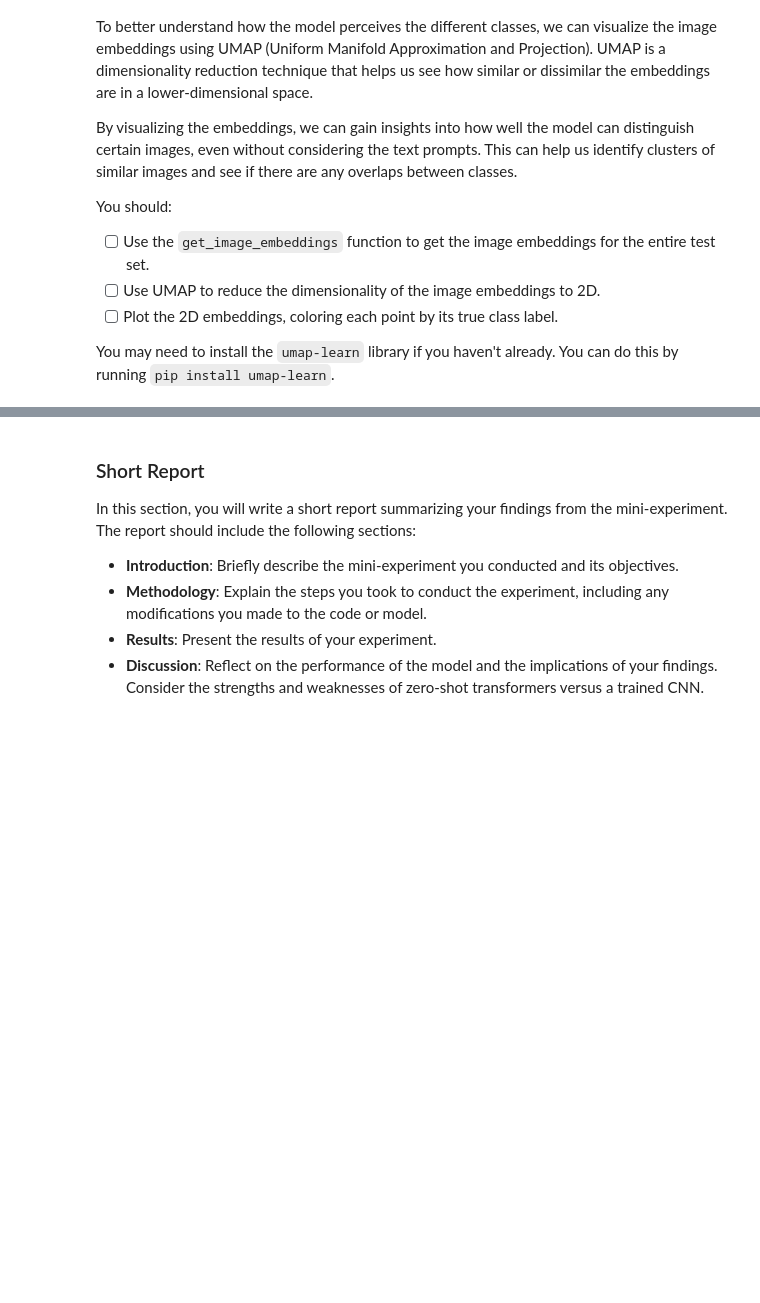
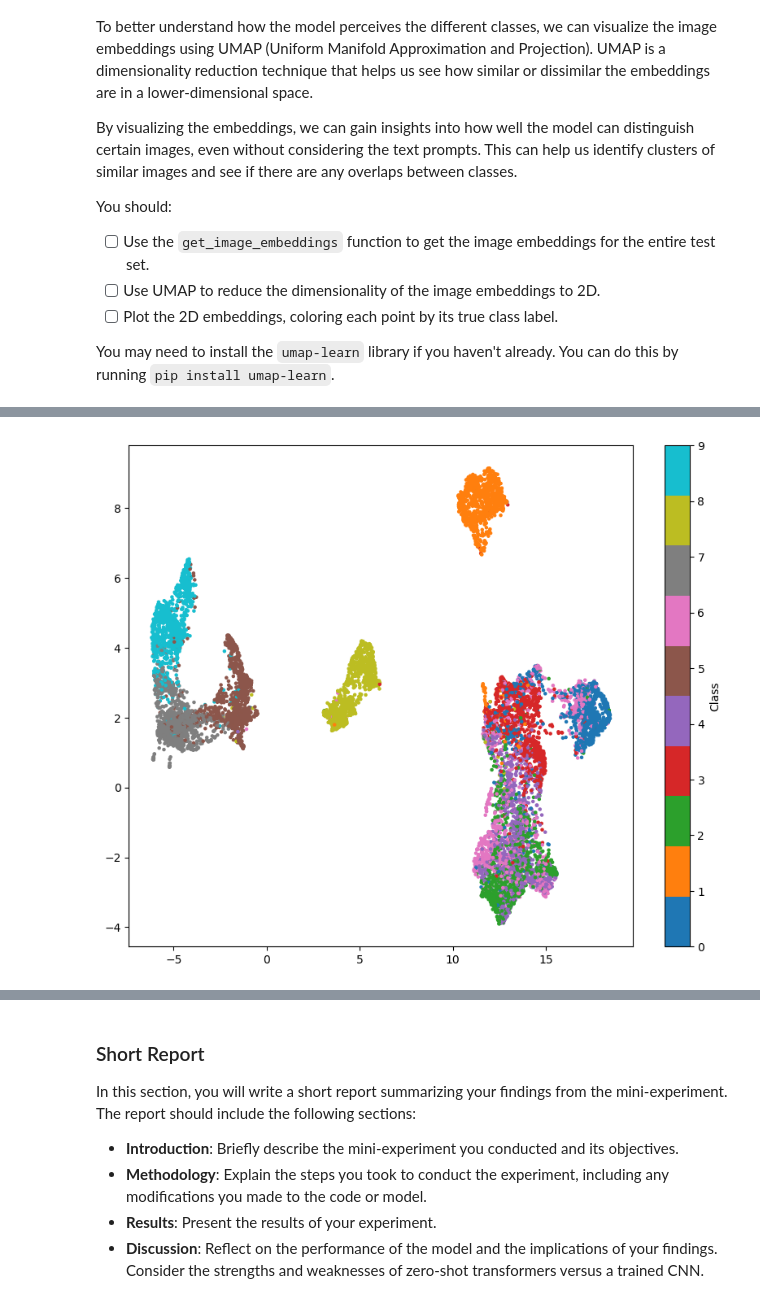
Before and after one commit to klin093/deep_learning, a Jupyter notebook: 02_activities/assignments/assignment_2.ipynb, the cells around one changed output, grey strips where cells are left out. Saved outputs shown, nothing was run; the diff lists cells and outputs as text; code cells hidden in the pictures; blank space fills up the shorter version.

```diff
--- a/02_activities/assignments/assignment_2.ipynb
+++ b/02_activities/assignments/assignment_2.ipynb
@@ -302,12 +371,5 @@ all_labels  = []
 
 for pixel_values, labels in test_loader:
 
-
-# ------------------------------------------------------------
-# 2. Fit UMAP
-# ------------------------------------------------------------
-
-
-# ------------------------------------------------------------
-# 3. Plot coloured by ground-truth label
-# ------------------------------------------------------------
+    all_img_emb.append(get_image_embeddings(pixel_values))
+    all_labels.append(labels)
@@ -314,3 +394,32 @@ for pixel_values, labels in test_loader:
+# %%
+# ------------------------------------------------------------
+# 2. Fit UMAP
+# ------------------------------------------------------------
+
+UMAP_model = UMAP(n_neighbors=15, min_dist=0.1, n_components=2)
+
+# ------------------------------------------------------------
+# 3. Plot coloured by ground-truth label
+# ------------------------------------------------------------
+
+def plot_umap(umap_model, embeddings, labels):
+    """
+    Plot UMAP embeddings colored by labels.
+
+    Args:
+        umap_model (UMAP): Fitted UMAP model.
+        embeddings (torch.Tensor): Image embeddings to visualize.
+        labels (np.ndarray): True labels for the images.
+    """
+    transformed = umap_model.fit_transform(embeddings.numpy())
+
+    plt.figure(figsize=(10, 8))
+    scatter = plt.scatter(transformed[:, 0], transformed[:, 1], c=labels, cmap='tab10', s=5)
+    plt.colorbar(scatter, ticks=range(len(CLASS_NAMES)), label='Class')
+
+plot_umap(UMAP_model, all_img_emb, all_labels)
+# %% [output]
+[figure, added]
 # %% [markdown]
 The UMAP embeddings allow us to see how separable or non-separable different classes are with our specific model. If two specific images are very similar, then they will be placed near each other on this graph.
 
```
Also changed, not shown: parts of 14 cells of this notebook.
